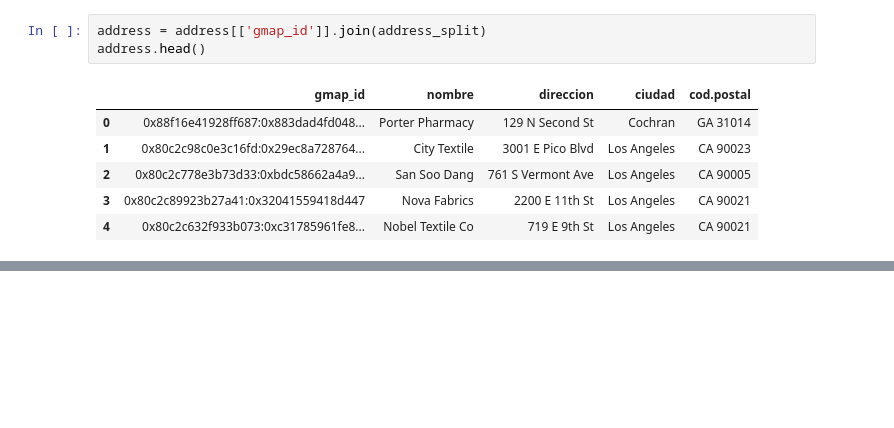
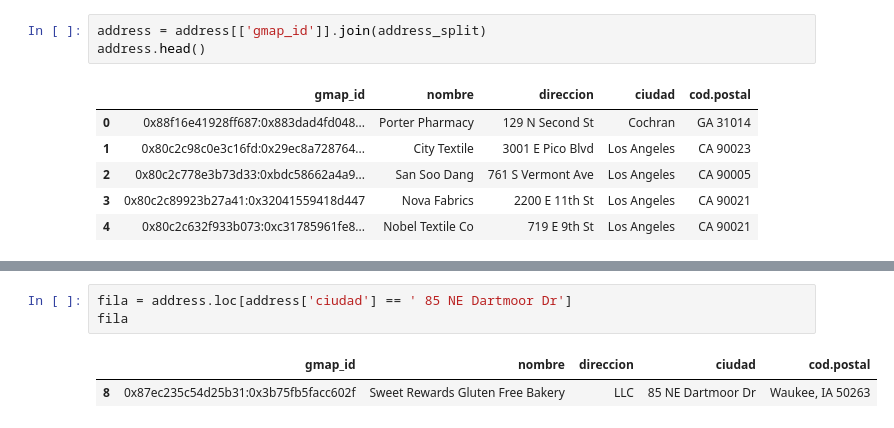
Before and after one commit to agustin-caceres/DataPulse_Gmaps_Yelp, a Jupyter notebook: prueba.ipynb, the cells around one changed output, grey strips where cells are left out. Drawn from its saved outputs; the diff is of its cells as text; blank space fills up the shorter version.

Commit message:
progreso y notebook abierto a ayudas para address.

```diff
--- a/prueba.ipynb
+++ b/prueba.ipynb
@@ -70,0 +103,6 @@ address.head()
+# %%
+fila = address.loc[address['ciudad'] == ' 85 NE Dartmoor Dr']
+fila
+# %% [output]
+|  | gmap_id | nombre | direccion | ciudad | cod.postal |
+| 8 | 0x87ec235c54d25b31:0x3b75fb5facc602f | Sweet Rewards Gluten Free Bakery | LLC | 85 NE Dartmoor Dr | Waukee, IA 50263 |
```
Also changed, not shown: parts of 4 cells of this notebook.
